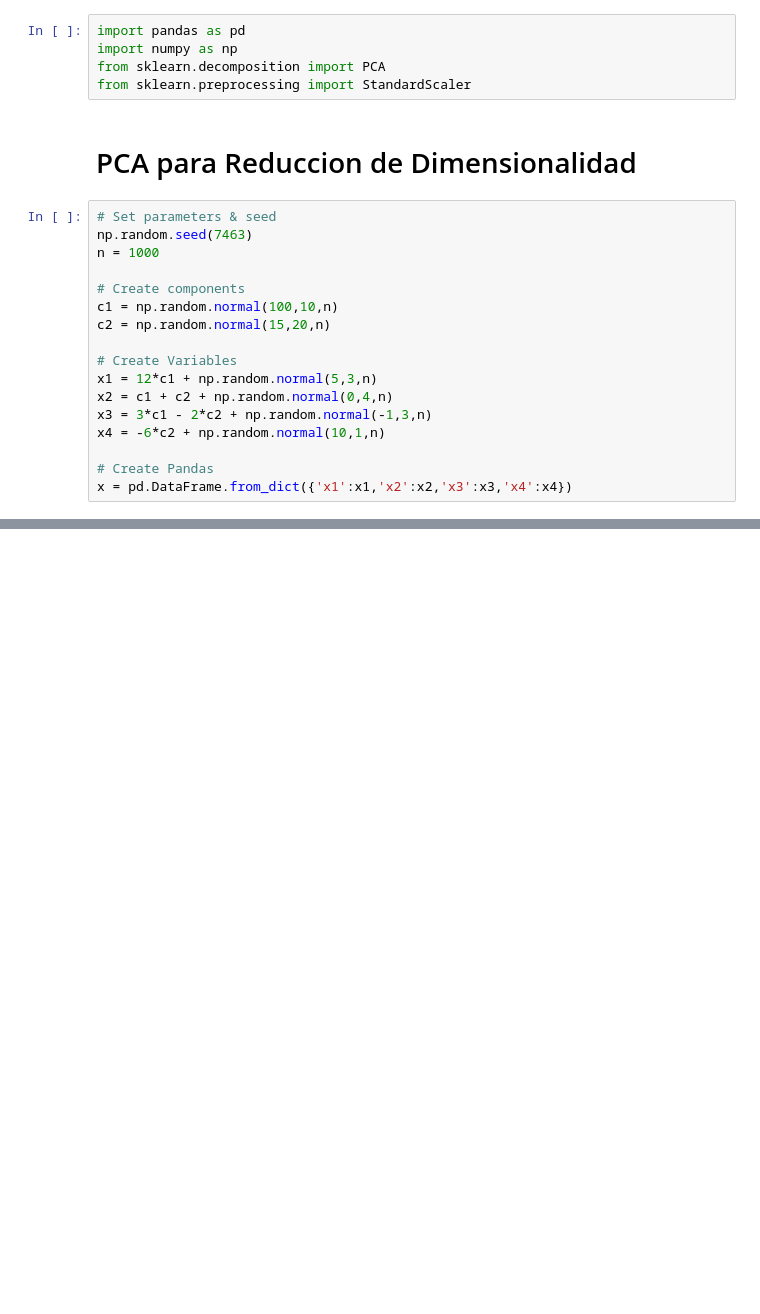
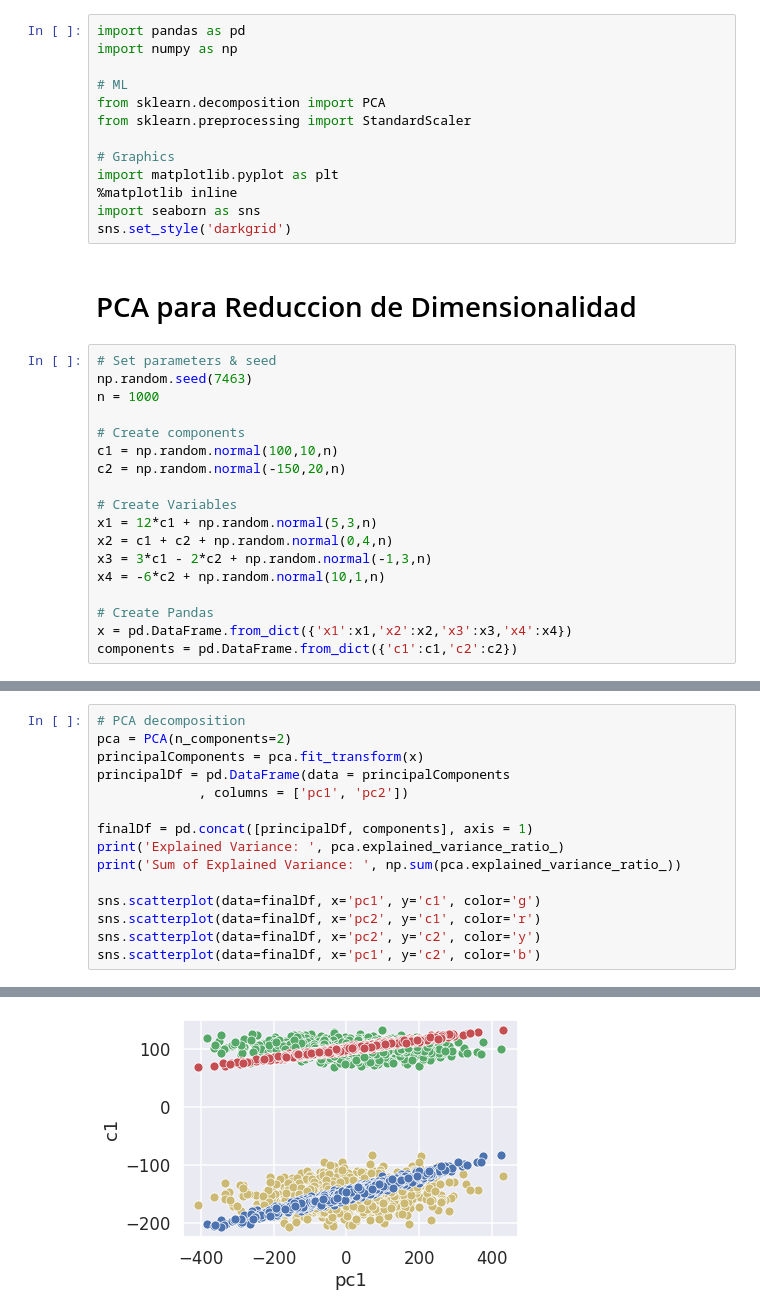
Before and after one commit to IEXE-Tec/aprendizaje-maquina-2, a Jupyter notebook: 02_reduccion_de_dimensionalidad.ipynb, the cells around one changed output, grey strips where cells are left out. Saved outputs shown, nothing was run; the diff lists cells and outputs as text; blank space fills up the shorter version.

```diff
--- a/02_reduccion_de_dimensionalidad.ipynb
+++ b/02_reduccion_de_dimensionalidad.ipynb
@@ -3,8 +3,16 @@
 # %%
 import pandas as pd
 import numpy as np
+
+# ML
 from sklearn.decomposition import PCA
 from sklearn.preprocessing import StandardScaler
+
+# Graphics
+import matplotlib.pyplot as plt
+%matplotlib inline
+import seaborn as sns
+sns.set_style('darkgrid')
 # %% [markdown]
 # PCA para Reduccion de Dimensionalidad
 # %%
@@ -14,7 +22,7 @@ n = 1000
 
 # Create components
 c1 = np.random.normal(100,10,n)
-c2 = np.random.normal(15,20,n)
+c2 = np.random.normal(-150,20,n)
 
 # Create Variables
 x1 = 12*c1 + np.random.normal(5,3,n)
@@ -24,3 +32,4 @@ x4 = -6*c2 + np.random.normal(10,1,n)
 
 # Create Pandas
 x = pd.DataFrame.from_dict({'x1':x1,'x2':x2,'x3':x3,'x4':x4})
+components = pd.DataFrame.from_dict({'c1':c1,'c2':c2})
@@ -45,0 +36,16 @@ array([4033.15898457, 3678.27729578, 4546.49417074, 3887.39384941,
+# %%
+# PCA decomposition
+pca = PCA(n_components=2)
+principalComponents = pca.fit_transform(x)
+principalDf = pd.DataFrame(data = principalComponents
+             , columns = ['pc1', 'pc2'])
+
+finalDf = pd.concat([principalDf, components], axis = 1)
+print('Explained Variance: ', pca.explained_variance_ratio_)
+print('Sum of Explained Variance: ', np.sum(pca.explained_variance_ratio_))
+
+sns.scatterplot(data=finalDf, x='pc1', y='c1', color='g')
+sns.scatterplot(data=finalDf, x='pc2', y='c1', color='r')
+sns.scatterplot(data=finalDf, x='pc2', y='c2', color='y')
+sns.scatterplot(data=finalDf, x='pc1', y='c2', color='b')
+# %% [output]
@@ -45,0 +55 @@ array([4033.15898457, 3678.27729578, 4546.49417074, 3887.39384941,
+[figure, added]
```
Also changed, not shown: parts of 2 cells of this notebook.
